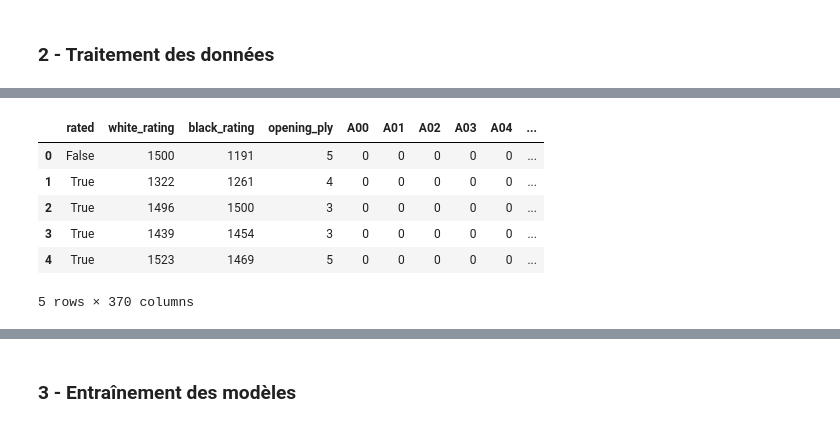
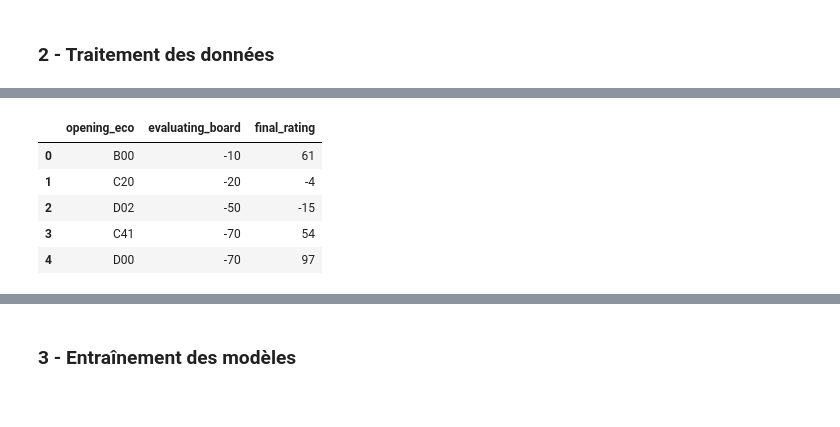
Before and after one commit to guicag/chess_ml, a Jupyter notebook: exploration.ipynb, the cells around one changed output, grey strips where cells are left out. Saved outputs shown, nothing was run; the diff lists cells and outputs as text; code cells hidden in the pictures.

```diff
--- a/exploration.ipynb
+++ b/exploration.ipynb
@@ -336,4 +354,4 @@ for i in range(len(boards)):
 # %%
 # remplacement des valeurs cibles 0 = victoire blanc, 1 = victoire noir et 2 = égalité
 y.replace(["white", "black", "draw"], [0, 1, 2], inplace=True)
-X["rated"].replace(["True", "False"], [1, 0], inplace=True)
+y
@@ -340,12 +370,0 @@ X["rated"].replace(["True", "False"], [1, 0], inplace=True)
-# %%
-# dummies les données et stock dans une variable
-dummies = pd.get_dummies(X.opening_eco)
-
-# Concat les dummies données dans le dataframe original
-merged = pd.concat([X, dummies], axis='columns')
-
-X = merged
-
-# affiche le dataframe
-X  = X.drop(["opening_eco", "moves"], axis=1)
-print(X.head())
@@ -368,11 +371,18 @@ print(X.head())
-# %%
-X["evaluating_board"] = evaluating_board
-X.head()
-# %% [output]
-|  | rated | white_rating | black_rating | opening_ply | A00 | A01 | A02 | A03 | A04 | ... |
-| 0 | False | 1500 | 1191 | 5 | 0 | 0 | 0 | 0 | 0 | ... |
-| 1 | True | 1322 | 1261 | 4 | 0 | 0 | 0 | 0 | 0 | ... |
-| 2 | True | 1496 | 1500 | 3 | 0 | 0 | 0 | 0 | 0 | ... |
-| 3 | True | 1439 | 1454 | 3 | 0 | 0 | 0 | 0 | 0 | ... |
-| 4 | True | 1523 | 1469 | 5 | 0 | 0 | 0 | 0 | 0 | ... |
-5 rows × 370 columns
+# %%
+wRating = X['white_rating']
+bRating = X['black_rating']
+
+finalRating = wRating - bRating
+
+X["final_rating"] = finalRating
+
+X = X.drop(["white_rating", "black_rating", "opening_ply"], axis=1)
+
+X.head()
+# %% [output]
+|  | opening_eco | evaluating_board | final_rating |
+| 0 | B00 | -10 | 61 |
+| 1 | C20 | -20 | -4 |
+| 2 | D02 | -50 | -15 |
+| 3 | C41 | -70 | 54 |
+| 4 | D00 | -70 | 97 |
```
Also changed, not shown: parts of 18 cells of this notebook.
